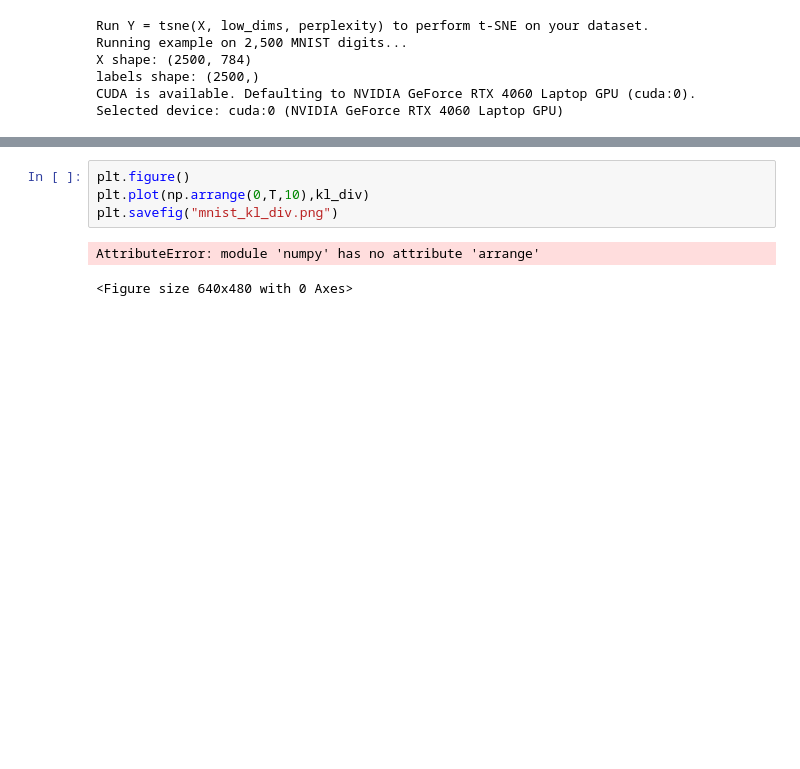
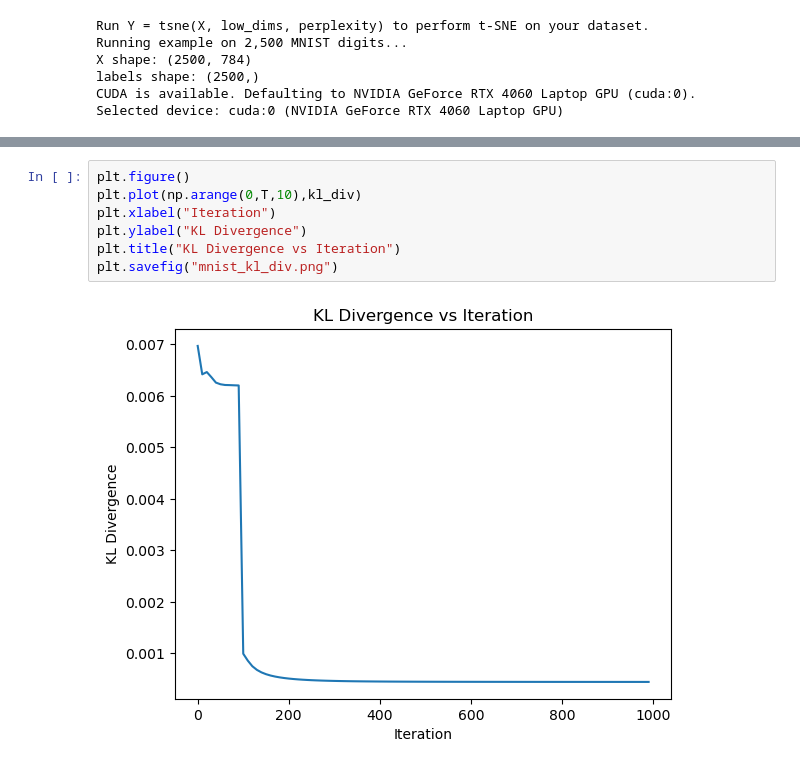
Before and after one commit to UTSW-Software-Engineering-Course-2025/Module1_Zimei, a Jupyter notebook: day1/tsne_practice/tsne.ipynb, the cells around one changed output, grey strips where cells are left out. Saved outputs shown, nothing was run; the diff lists cells and outputs as text; blank space fills up the shorter version.

```diff
--- a/day1/tsne_practice/tsne.ipynb
+++ b/day1/tsne_practice/tsne.ipynb
@@ -32,7 +33,9 @@ plt.savefig("mnist_tsne3.png")
 # %%
 plt.figure()
-plt.plot(np.arrange(0,T,10),kl_div)
+plt.plot(np.arange(0,T,10),kl_div)
+plt.xlabel("Iteration")
+plt.ylabel("KL Divergence")
+plt.title("KL Divergence vs Iteration")
 plt.savefig("mnist_kl_div.png")
 # %% [output]
-AttributeError: module 'numpy' has no attribute 'arrange'
-<Figure size 640x480 with 0 Axes>
+[figure, added]
```
Also changed, not shown: parts of 1 cell of this notebook.
